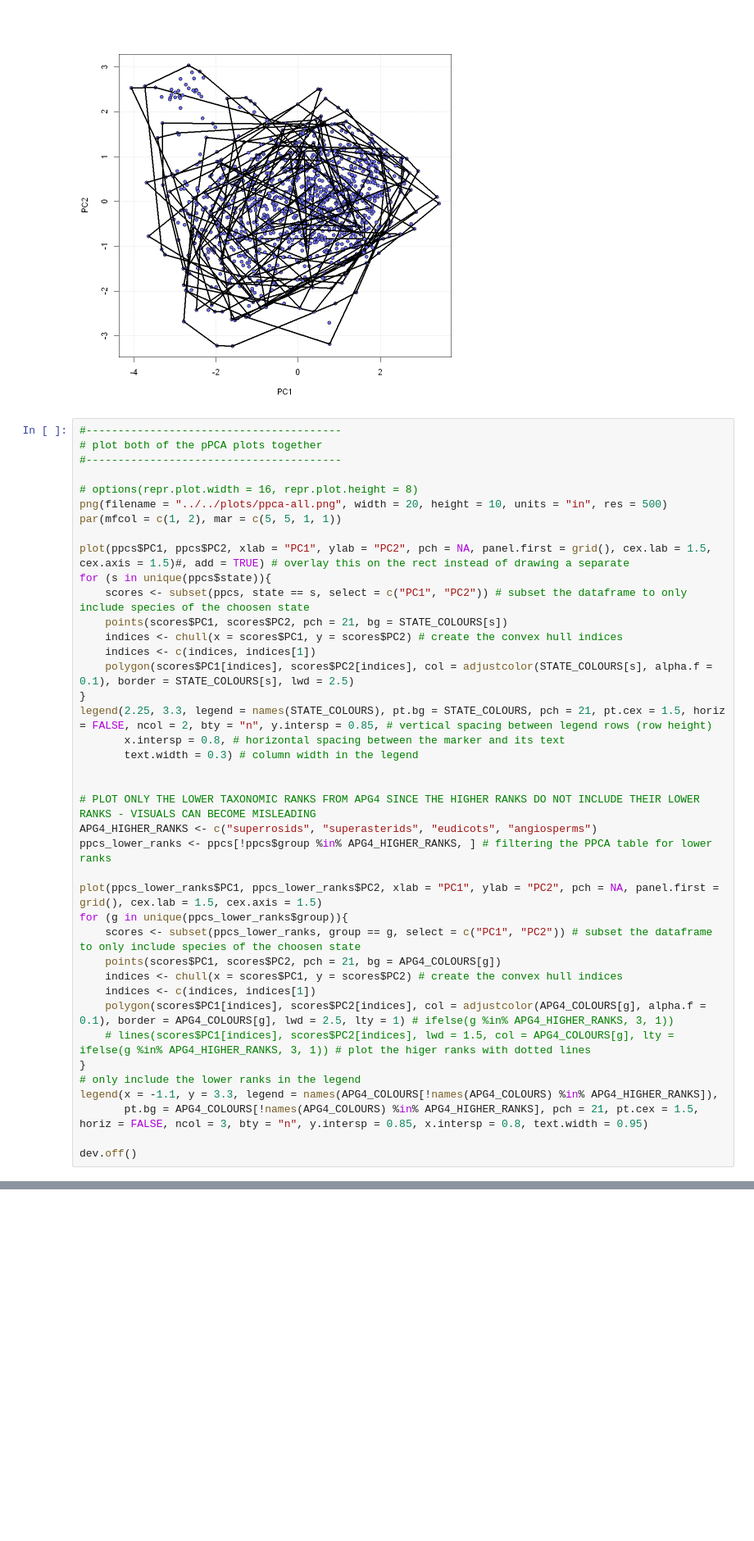
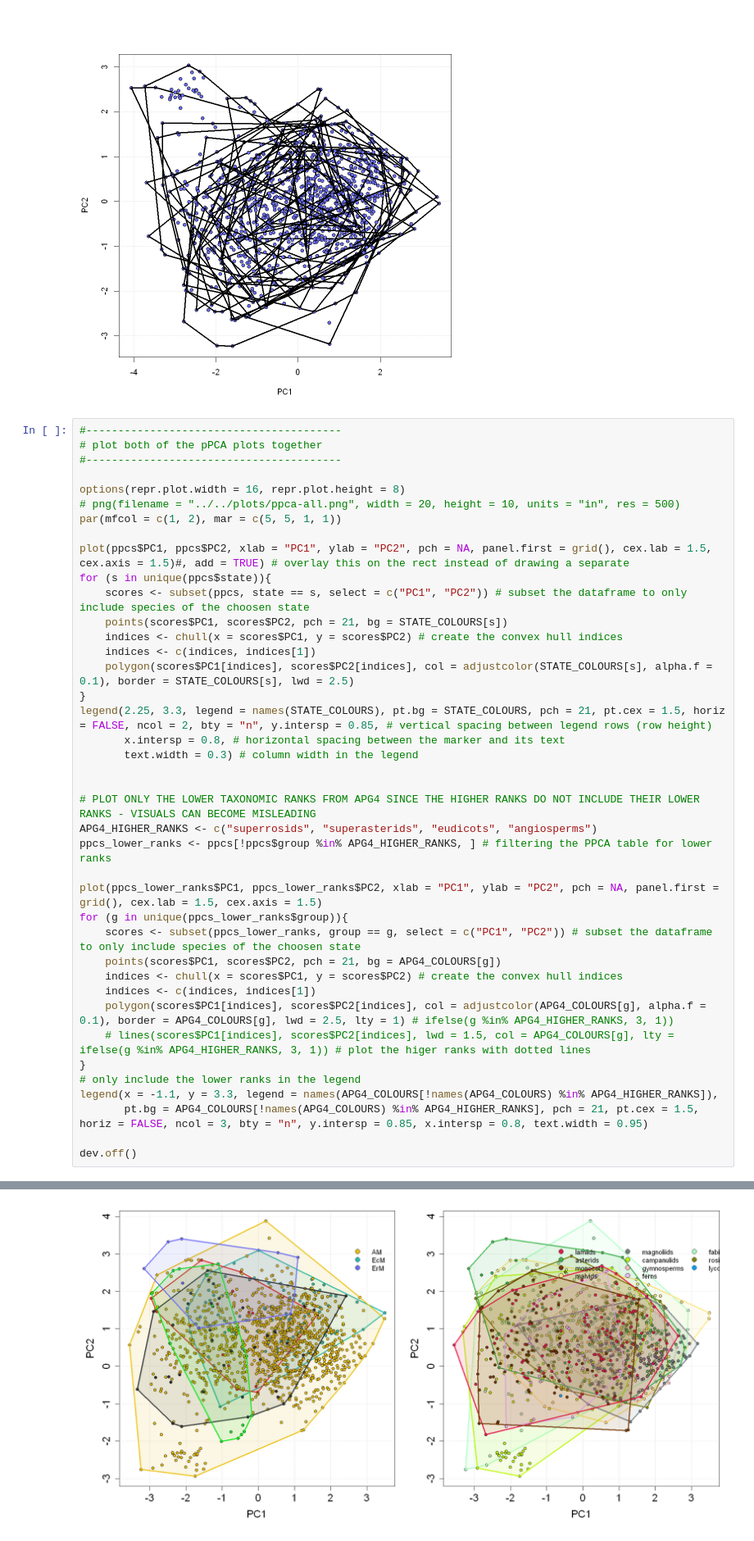
Before and after one commit to anoban/phd, a Jupyter notebook: R/notebooks/phypca.ipynb, the cells around one changed output, grey strips where cells are left out. Shown at 82% size. Drawn from its saved outputs; the diff is of its cells as text; blank space fills up the shorter version.

```diff
--- a/R/notebooks/phypca.ipynb
+++ b/R/notebooks/phypca.ipynb
@@ -363,8 +366,8 @@ for (ord in unique(ppcs_subset$order)){
 # plot both of the pPCA plots together
 #----------------------------------------
 
-# options(repr.plot.width = 16, repr.plot.height = 8)
-png(filename = "../../plots/ppca-all.png", width = 20, height = 10, units = "in", res = 500)
+options(repr.plot.width = 16, repr.plot.height = 8)
+# png(filename = "../../plots/ppca-all.png", width = 20, height = 10, units = "in", res = 500)
 par(mfcol = c(1, 2), mar = c(5, 5, 1, 1))
 
 plot(ppcs$PC1, ppcs$PC2, xlab = "PC1", ylab = "PC2", pch = NA, panel.first = grid(), cex.lab = 1.5, cex.axis = 1.5)#, add = TRUE) # overlay this on the rect instead of drawing a separate
@@ -404 +407,2 @@ pdf
+[figure, added]
 # %%
```
Also changed, not shown: parts of 15 cells of this notebook.
